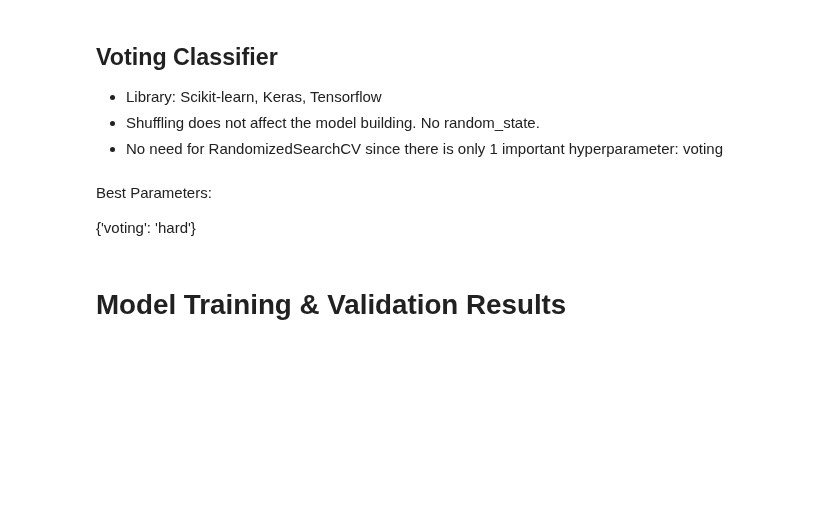
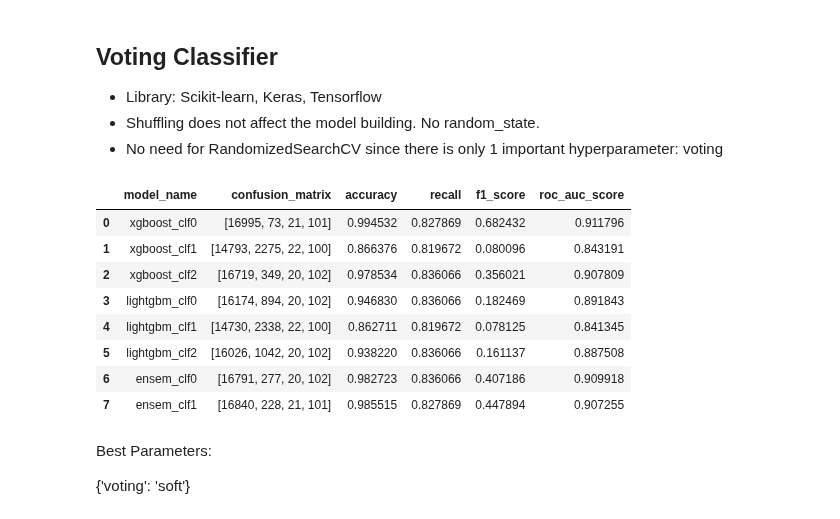
Before and after one commit to ManapatWeeramongkolkul/ForestFireML, a Jupyter notebook: ModelTraining_Pipeline.ipynb, the cells around one changed output. Drawn from its saved outputs; the diff is of its cells as text; code cells hidden in the pictures; blank space fills up the shorter version.

```diff
--- a/ModelTraining_Pipeline.ipynb
+++ b/ModelTraining_Pipeline.ipynb
@@ -908,7 +684,7 @@ random_grid = {
 
 gboost_random = RandomizedSearchCV(estimator = gboost_clf,
                                  param_distributions = random_grid,
-                                 n_iter = 25,
+                                 n_iter = 15,
                                  cv = 3,
                                  verbose = 3,
                                  scoring = 'recall',
@@ -1391,8 +1188,8 @@ Early stopping is not beneficial
 # Re-train top 3 models using their best hyperparameters
 
 model_1 = LGBMClassifier(n_estimators=1000, learning_rate=0.1, max_depth=3, random_state=10)
-model_2 = GradientBoostingClassifier(n_estimators=500, learning_rate=0.5, max_depth=1, random_state=10)
-model_3 = RandomForestClassifier(n_estimators=1000, max_depth = None, n_jobs =-1, random_state=10)
+model_2 = XGBClassifier(n_estimators=1000, min_child_weight=5, max_depth=10, learning_rate=0.25)
+model_3 = KNeighborsClassifier(n_neighbors=7, algorithm='ball_tree')
 
 name = 'ensem_clf'
 
@@ -1423,9 +1220,19 @@ for index, row in train.iterrows():
                                       'f1_score': evaluation_results[3],
                                       'roc_auc_score': evaluation_results[4]},
                                       ignore_index=True)
+# %%
+display(models_eval)
+# %% [output]
+|  | model_name | confusion_matrix | accuracy | recall | f1_score | roc_auc_score |
+| 0 | xgboost_clf0 | [16995, 73, 21, 101] | 0.994532 | 0.827869 | 0.682432 | 0.911796 |
+| 1 | xgboost_clf1 | [14793, 2275, 22, 100] | 0.866376 | 0.819672 | 0.080096 | 0.843191 |
+| 2 | xgboost_clf2 | [16719, 349, 20, 102] | 0.978534 | 0.836066 | 0.356021 | 0.907809 |
+| 3 | lightgbm_clf0 | [16174, 894, 20, 102] | 0.946830 | 0.836066 | 0.182469 | 0.891843 |
+| 4 | lightgbm_clf1 | [14730, 2338, 22, 100] | 0.862711 | 0.819672 | 0.078125 | 0.841345 |
+| 5 | lightgbm_clf2 | [16026, 1042, 20, 102] | 0.938220 | 0.836066 | 0.161137 | 0.887508 |
+| 6 | ensem_clf0 | [16791, 277, 20, 102] | 0.982723 | 0.836066 | 0.407186 | 0.909918 |
+| 7 | ensem_clf1 | [16840, 228, 21, 101] | 0.985515 | 0.827869 | 0.447894 | 0.907255 |
 # %% [markdown]
 Best Parameters:
 
-{'voting': 'hard'}
+{'voting': 'soft'}
-# %% [markdown]
-# Model Training & Validation Results
```
Also changed, not shown: parts of 48 cells of this notebook.
